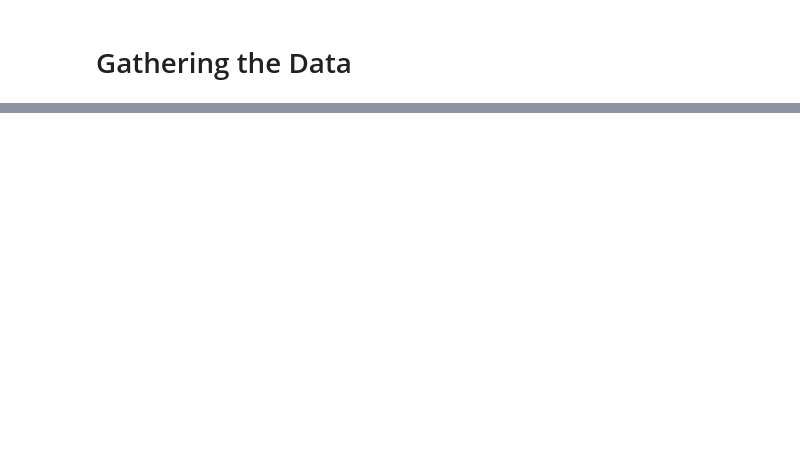
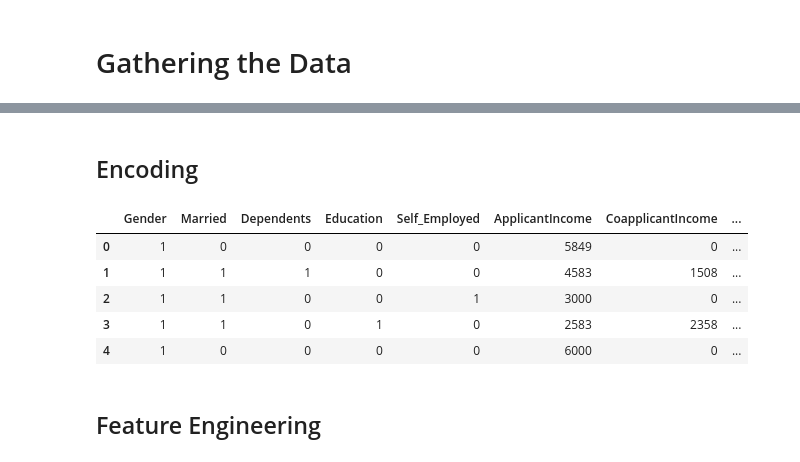
Before and after one commit to reuel-ly/loan-eligibility, a Jupyter notebook: model_loan_eligibility_azureml.ipynb, the cells around one changed output, grey strips where cells are left out. Drawn from its saved outputs; the diff is of its cells as text; code cells hidden in the pictures; blank space fills up the shorter version.

```diff
--- a/model_loan_eligibility_azureml.ipynb
+++ b/model_loan_eligibility_azureml.ipynb
@@ -23,0 +69,2 @@ y = df['target_column']
+# %%
+df.drop(columns=["Loan_ID"], inplace=True)
@@ -23,0 +93,4 @@ y = df['target_column']
+# %%
+cat_cols = df.select_dtypes(include="object").columns.tolist()
+for col in cat_cols:
+    df[col] = df[col].fillna(df[col].mode()[0])
@@ -23,0 +99,4 @@ y = df['target_column']
+# %%
+num_cols = df.select_dtypes(include=["int64", "float64"]).columns.tolist()
+for col in num_cols:
+    df[col] = df[col].fillna(df[col].median())
@@ -23,0 +121,18 @@ y = df['target_column']
+# %% [markdown]
+## Encoding
+# %%
+from sklearn.preprocessing import LabelEncoder
+le = LabelEncoder()
+for col in cat_cols:
+    df[col] = le.fit_transform(df[col])
+# %%
+df.head()
+# %% [output]
+|  | Gender | Married | Dependents | Education | Self_Employed | ApplicantIncome | CoapplicantIncome | ... |
+| 0 | 1 | 0 | 0 | 0 | 0 | 5849 | 0 | ... |
+| 1 | 1 | 1 | 1 | 0 | 0 | 4583 | 1508 | ... |
+| 2 | 1 | 1 | 0 | 0 | 1 | 3000 | 0 | ... |
+| 3 | 1 | 1 | 0 | 1 | 0 | 2583 | 2358 | ... |
+| 4 | 1 | 0 | 0 | 0 | 0 | 6000 | 0 | ... |
+# %% [markdown]
+## Feature Engineering
```
Also changed, not shown: parts of 26 cells of this notebook.
